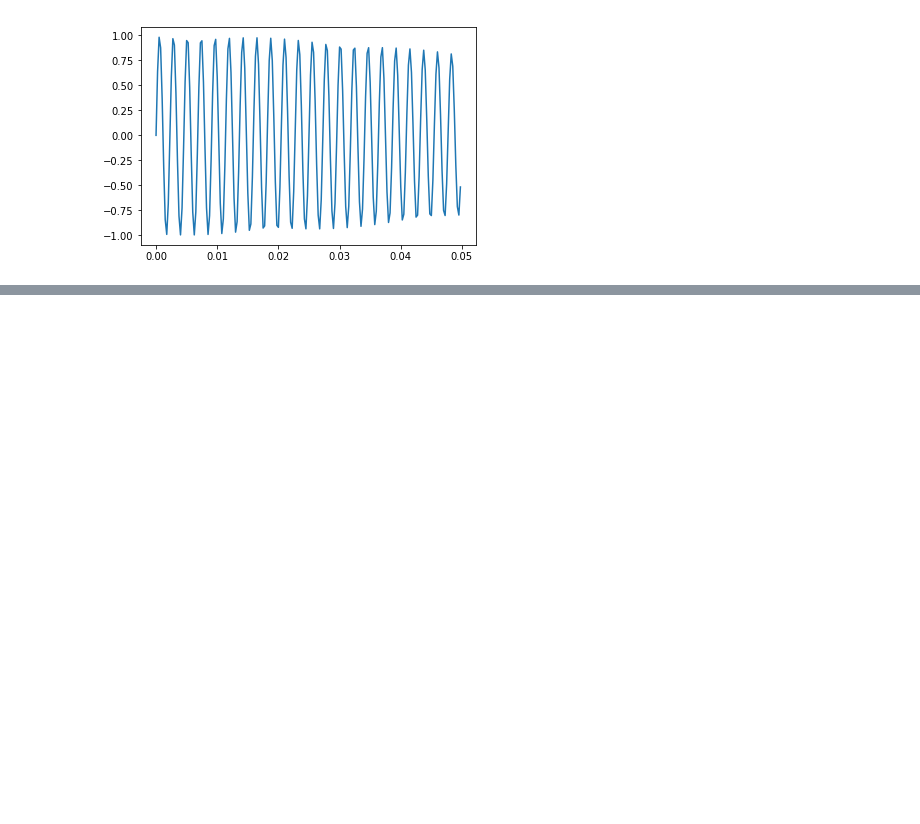
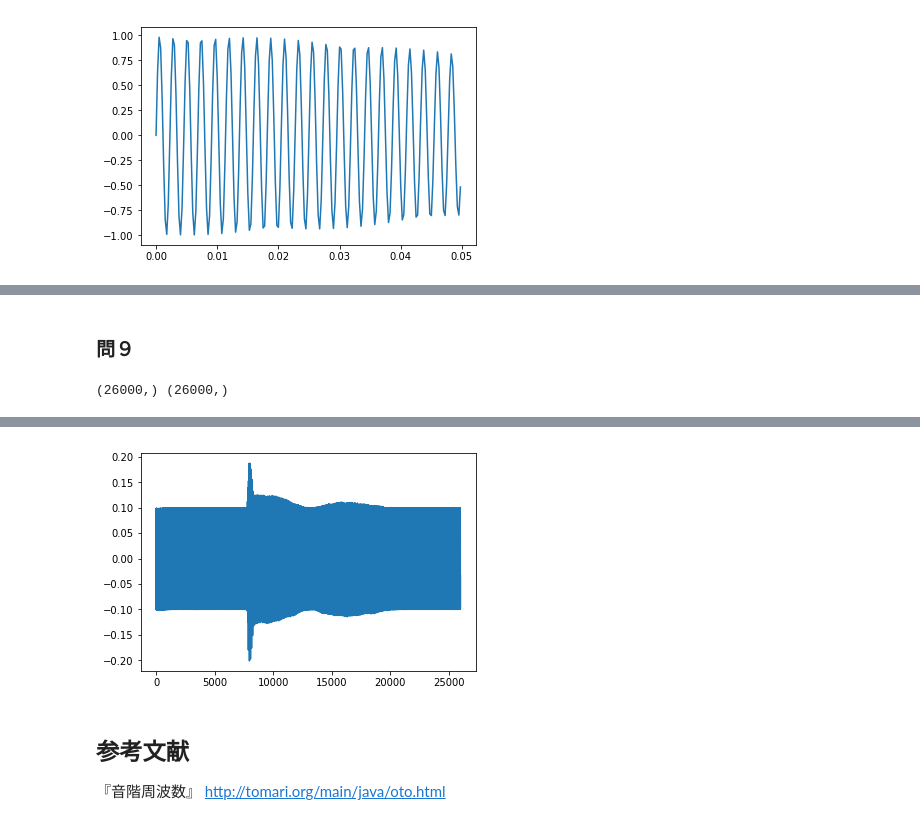
Before and after one commit to fumuumuf/train-dsp, a Jupyter notebook: work/chap01/chap01_章末問題.ipynb, the cells around one changed output, grey strips where cells are left out. Saved outputs shown, nothing was run; the diff lists cells and outputs as text; code cells hidden in the pictures; blank space fills up the shorter version.

```diff
--- a/work/chap01/chap01_章末問題.ipynb
+++ b/work/chap01/chap01_章末問題.ipynb
@@ -128,0 +170,25 @@ plt.plot(t[:200],yy[:200])
+# %% [markdown]
+### 問９
+# %%
+v, fs = cis.wavread('/root/book_files/audio/vibra8.wav')
+t = np.arange(0, 1, 1/fs)
+f = 440
+a = 0.1
+
+# tのサイズをvに合わせる
+len_t = v.shape[0]/fs
+t = np.arange(0, len_t, 1/fs)
+
+print(np.shape(v), t.shape)
+
+# t = np.arange()
+# %% [output]
+(26000,) (26000,)
+# %%
+ysin = a*np.sin(2*np.pi*f*t)
+# vmin = v[7000:15000]+ysin
+vmin = v+ysin
+cis.audioplay(vmin, fs)
+plt.plot(vmin)
+plt.show()
+# %% [output]
@@ -128,0 +196,6 @@ plt.plot(t[:200],yy[:200])
+[figure, added]
+# %% [markdown]
+
+## 参考文献
+
+『音階周波数』 http://tomari.org/main/java/oto.html
```
Also changed, not shown: parts of 9 cells of this notebook, 1 other file.
